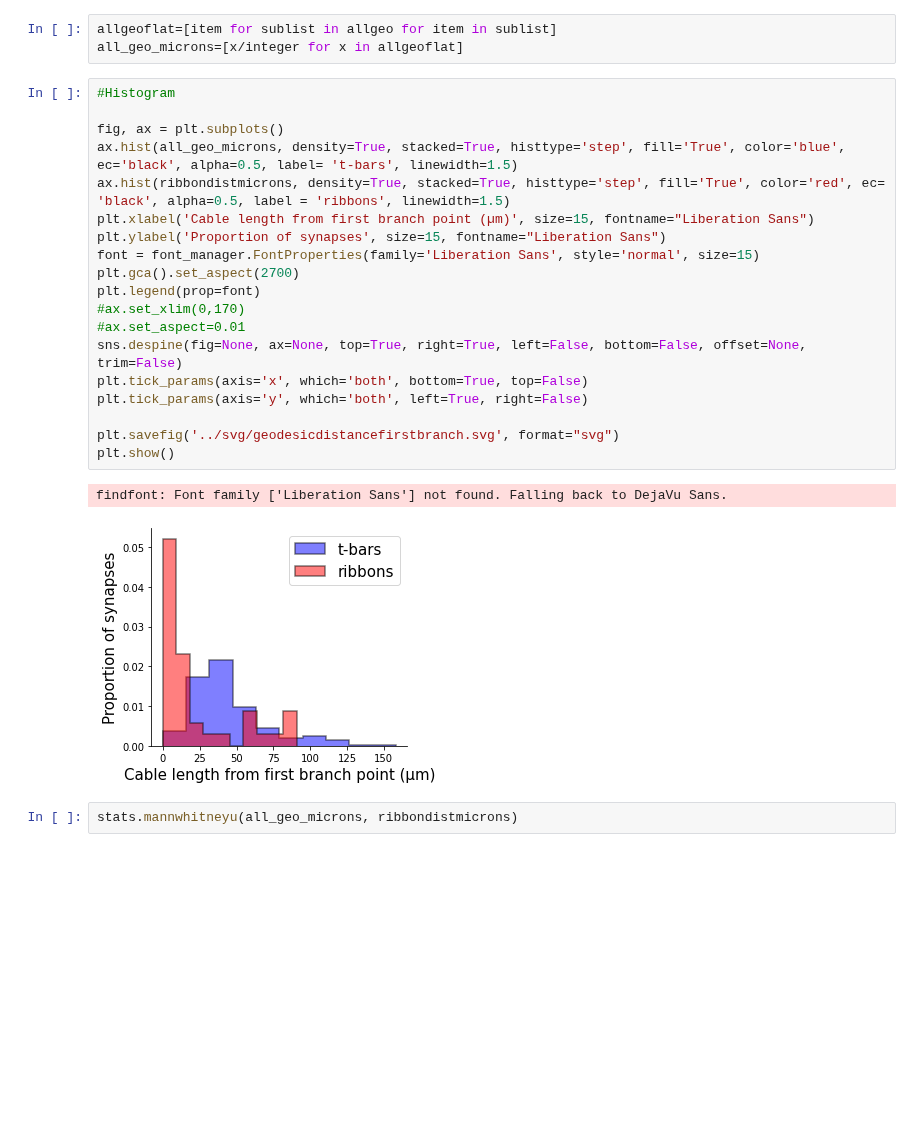
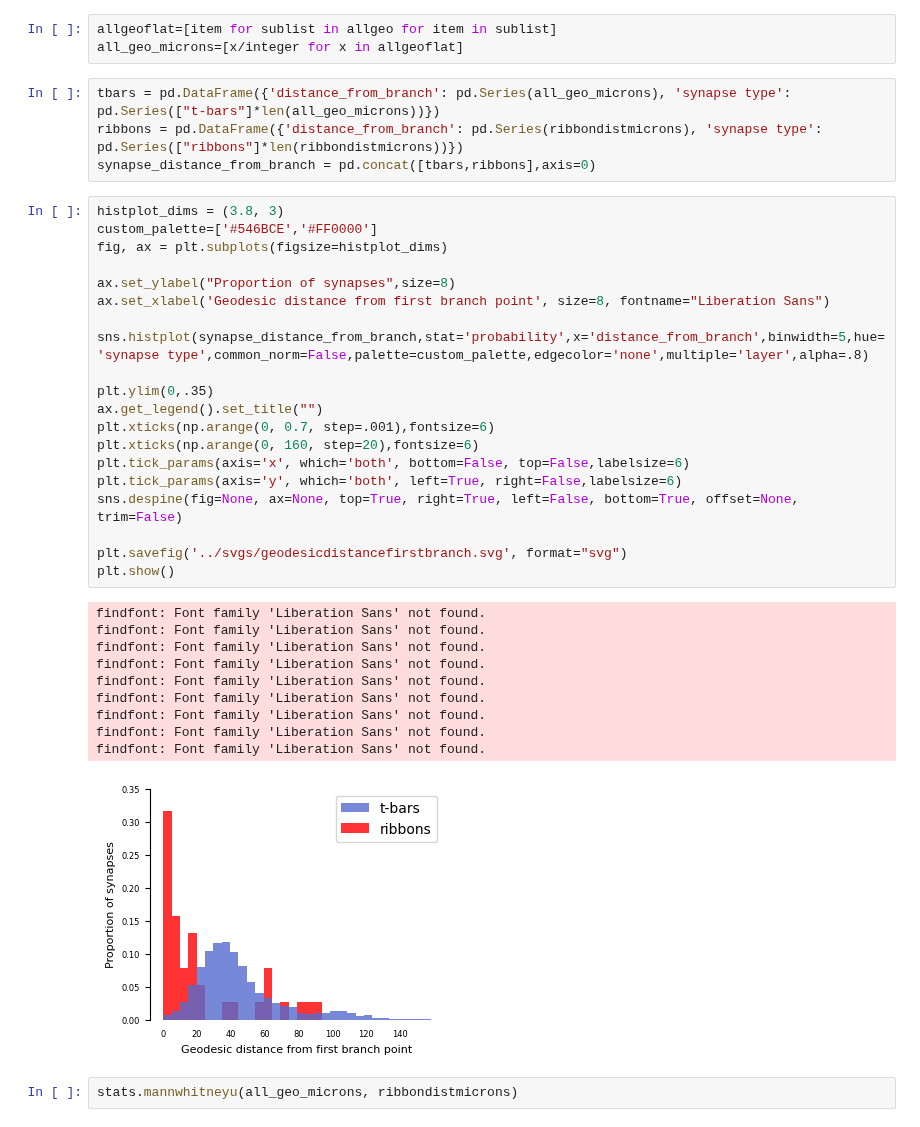
Before and after one commit to htem/aedes_public, a Jupyter notebook: fig_5/fig_5h_ribbons-tBars_dist-1stBP.ipynb, the cells around one changed output. Cells and saved outputs as stored; diff of their text form; blank space fills up the shorter version.

```diff
--- a/fig_5/fig_5h_ribbons-tBars_dist-1stBP.ipynb
+++ b/fig_5/fig_5h_ribbons-tBars_dist-1stBP.ipynb
@@ -241,28 +251,41 @@ INFO  : Cached data used. Use `pymaid.clear_cache()` to clear. (pymaid)
 # %%
 allgeoflat=[item for sublist in allgeo for item in sublist]
 all_geo_microns=[x/integer for x in allgeoflat]
-# %%
-#Histogram
-
-fig, ax = plt.subplots()
-ax.hist(all_geo_microns, density=True, stacked=True, histtype='step', fill='True', color='blue', ec='black', alpha=0.5, label= 't-bars', linewidth=1.5)
-ax.hist(ribbondistmicrons, density=True, stacked=True, histtype='step', fill='True', color='red', ec= 'black', alpha=0.5, label = 'ribbons', linewidth=1.5)
-plt.xlabel('Cable length from first branch point (µm)', size=15, fontname="Liberation Sans")
-plt.ylabel('Proportion of synapses', size=15, fontname="Liberation Sans")
-font = font_manager.FontProperties(family='Liberation Sans', style='normal', size=15)
-plt.gca().set_aspect(2700)
-plt.legend(prop=font)
-#ax.set_xlim(0,170)
-#ax.set_aspect=0.01
-sns.despine(fig=None, ax=None, top=True, right=True, left=False, bottom=False, offset=None, trim=False)
-plt.tick_params(axis='x', which='both', bottom=True, top=False)
-plt.tick_params(axis='y', which='both', left=True, right=False)
-
-plt.savefig('../svg/geodesicdistancefirstbranch.svg', format="svg")
-plt.show()
-# %% [output]
-findfont: Font family ['Liberation Sans'] not found. Falling back to DejaVu Sans.
-[figure, removed]
+# %%
+tbars = pd.DataFrame({'distance_from_branch': pd.Series(all_geo_microns), 'synapse type': pd.Series(["t-bars"]*len(all_geo_microns))})
+ribbons = pd.DataFrame({'distance_from_branch': pd.Series(ribbondistmicrons), 'synapse type': pd.Series(["ribbons"]*len(ribbondistmicrons))})
+synapse_distance_from_branch = pd.concat([tbars,ribbons],axis=0)
+# %%
+histplot_dims = (3.8, 3)
+custom_palette=['#546BCE','#FF0000']
+fig, ax = plt.subplots(figsize=histplot_dims)
+
+ax.set_ylabel("Proportion of synapses",size=8)
+ax.set_xlabel('Geodesic distance from first branch point', size=8, fontname="Liberation Sans")
+
+sns.histplot(synapse_distance_from_branch,stat='probability',x='distance_from_branch',binwidth=5,hue='synapse type',common_norm=False,palette=custom_palette,edgecolor='none',multiple='layer',alpha=.8)
+
+plt.ylim(0,.35)
+ax.get_legend().set_title("")
+plt.xticks(np.arange(0, 0.7, step=.001),fontsize=6)
+plt.xticks(np.arange(0, 160, step=20),fontsize=6)
+plt.tick_params(axis='x', which='both', bottom=False, top=False,labelsize=6)
+plt.tick_params(axis='y', which='both', left=True, right=False,labelsize=6)
+sns.despine(fig=None, ax=None, top=True, right=True, left=False, bottom=True, offset=None, trim=False)
+
+plt.savefig('../svgs/geodesicdistancefirstbranch.svg', format="svg")
+plt.show()
+# %% [output]
+findfont: Font family 'Liberation Sans' not found.
+findfont: Font family 'Liberation Sans' not found.
+findfont: Font family 'Liberation Sans' not found.
+findfont: Font family 'Liberation Sans' not found.
+findfont: Font family 'Liberation Sans' not found.
+findfont: Font family 'Liberation Sans' not found.
+findfont: Font family 'Liberation Sans' not found.
+findfont: Font family 'Liberation Sans' not found.
+findfont: Font family 'Liberation Sans' not found.
+[figure, added]
 # %%
 stats.mannwhitneyu(all_geo_microns, ribbondistmicrons)
 # %% [output]
```
Also changed, not shown: parts of 2 cells of this notebook, 1 other file.
